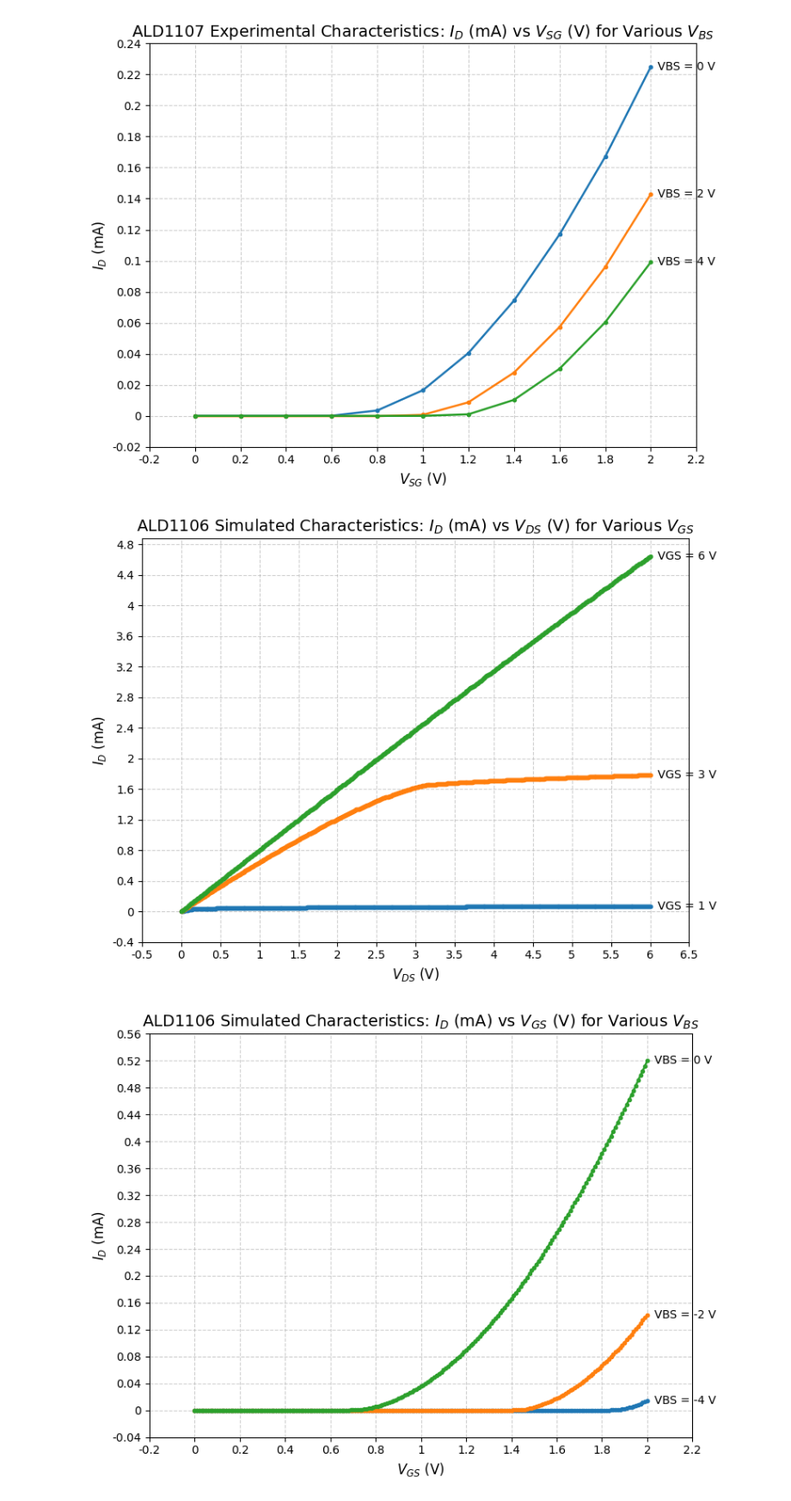
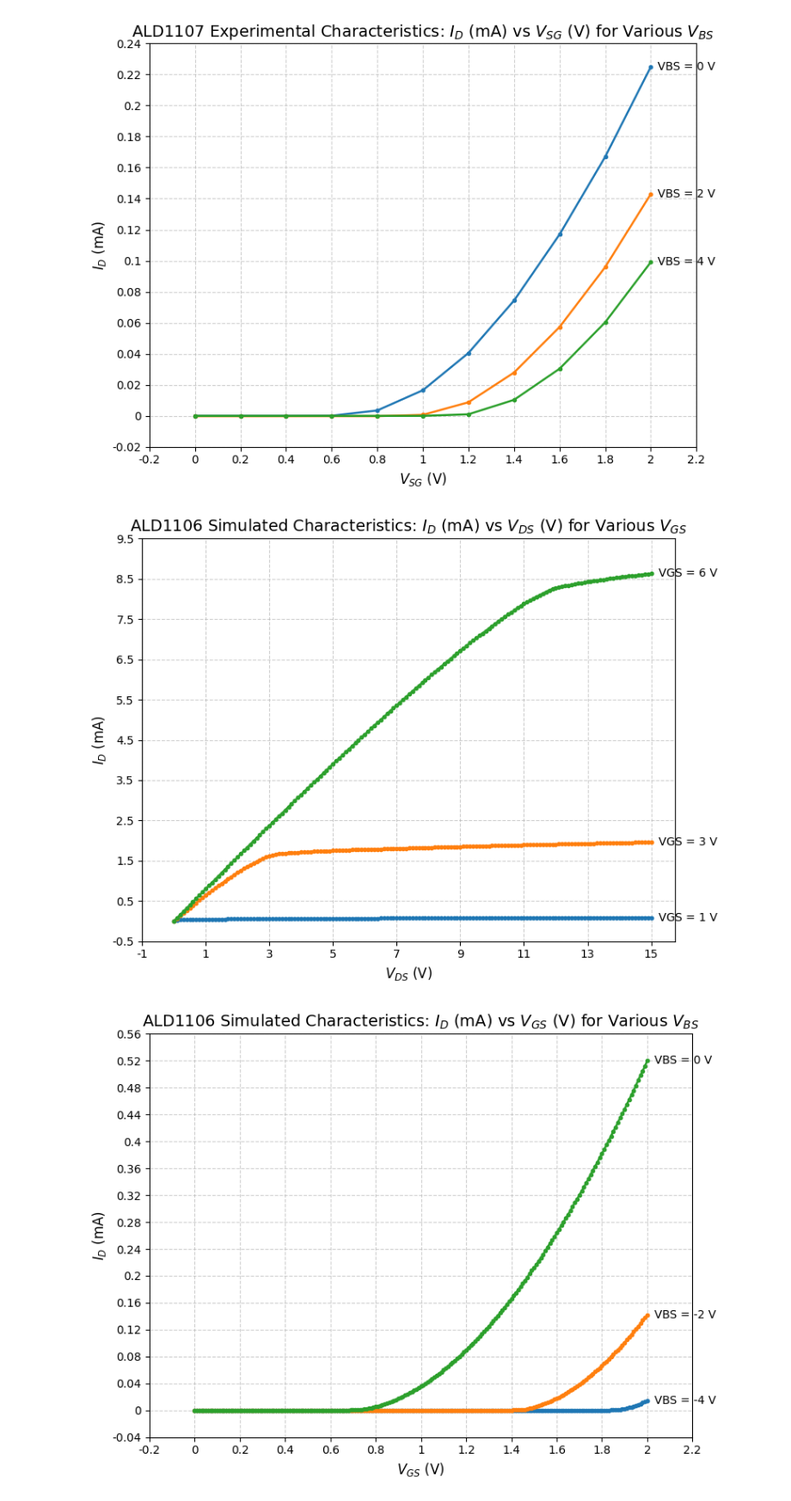
Before and after one commit to emaggyar12/335labs, a Jupyter notebook: lab5/graphs.ipynb, the cells around one changed output. Shown at 86% size. Saved outputs shown, nothing was run; the diff lists cells and outputs as text; code cells hidden in the pictures.

```diff
--- a/lab5/graphs.ipynb
+++ b/lab5/graphs.ipynb
@@ -440,15 +440,15 @@ plot_family_curves(title, x_ax, y_ax, df, group_col='vbs', x_col='vsg', y_col='i
 # %%
 # Plotting Simulated NMOS characteristics
 
 title  = r"ALD1106 Simulated Characteristics: $I_D$ (mA) vs $V_{DS}$ (V) for Various $V_{GS}$"
 x_ax   = r"$V_{DS}$ (V)"
 y_ax   = r"$I_D$ (mA)"
 
 # Group by VGS stored in 'vgg'; plot ID ('irg') vs VDS ('vds'), scale A→mA
-df = pd.read_csv('nmos/data_sim - nmos_id_vgs.csv')
+df = pd.read_csv('nmos/data_sim_nmos_id_vgs.csv')
 plot_family_curves(title, x_ax, y_ax, df, group_col='vgs', x_col='vds', y_col='irg', y_scale=1000.0)
 # %% [output]
-[figure, old version]
+[figure, new version]
 # %%
 # Plotting simulated NMOS vbs characteristics
 
```
Also changed, not shown: parts of 2 cells of this notebook.
